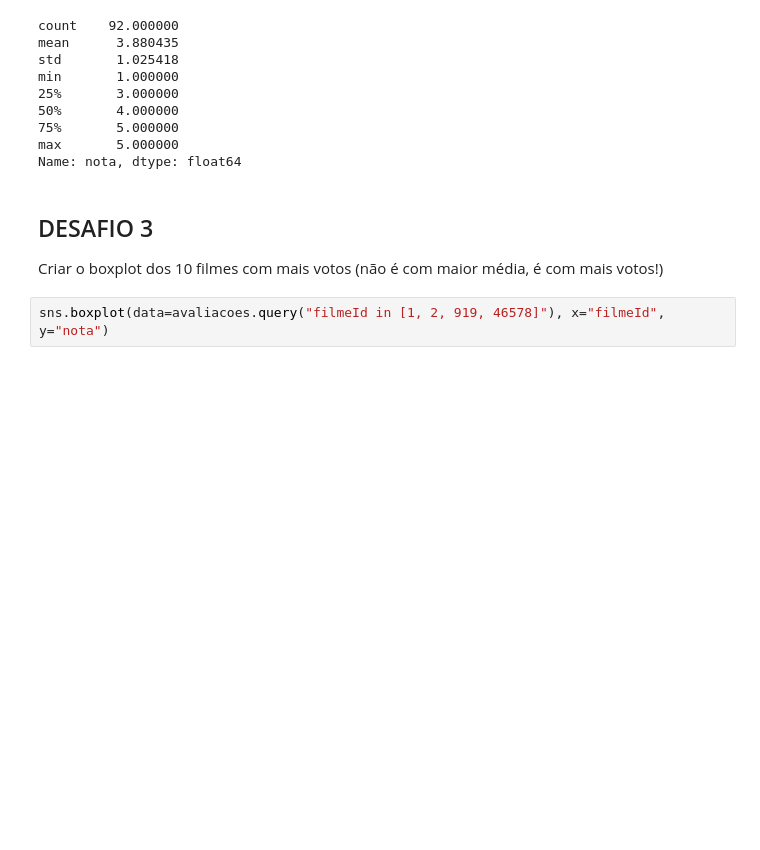
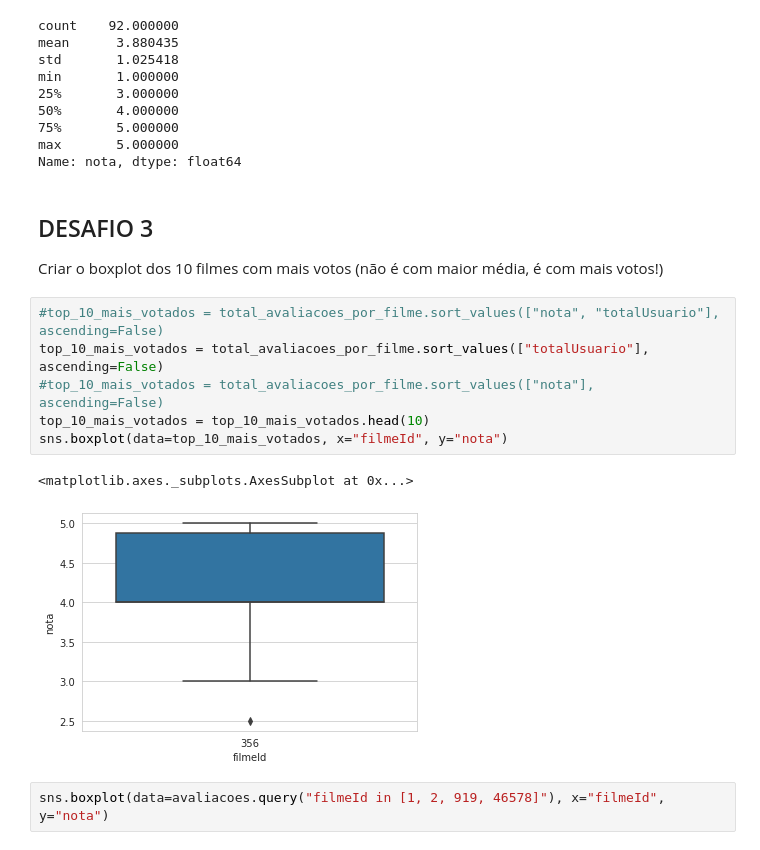
Before and after one commit to dnlrodrigues/analise_dados_python, a Jupyter notebook: QuarentenasDados_Filme.ipynb, the cells around one changed output. Drawn from its saved outputs; the diff is of its cells as text; blank space fills up the shorter version.

```diff
--- a/QuarentenasDados_Filme.ipynb
+++ b/QuarentenasDados_Filme.ipynb
@@ -539,6 +576,15 @@ Name: nota, dtype: float64
 # %% [markdown]
 ## DESAFIO 3
 Criar o boxplot dos 10 filmes com mais votos (não é com maior média, é com mais votos!)
+# %%
+#top_10_mais_votados = total_avaliacoes_por_filme.sort_values(["nota", "totalUsuario"], ascending=False)
+top_10_mais_votados = total_avaliacoes_por_filme.sort_values(["totalUsuario"], ascending=False)
+#top_10_mais_votados = total_avaliacoes_por_filme.sort_values(["nota"], ascending=False)
+top_10_mais_votados = top_10_mais_votados.head(10)
+sns.boxplot(data=top_10_mais_votados, x="filmeId", y="nota")
+# %% [output]
+<matplotlib.axes._subplots.AxesSubplot at 0x...>
+[figure, added]
 # %%
 sns.boxplot(data=avaliacoes.query("filmeId in [1, 2, 919, 46578]"), x="filmeId", y="nota")
 # %% [output]
```
Also changed, not shown: parts of 5 cells of this notebook.
